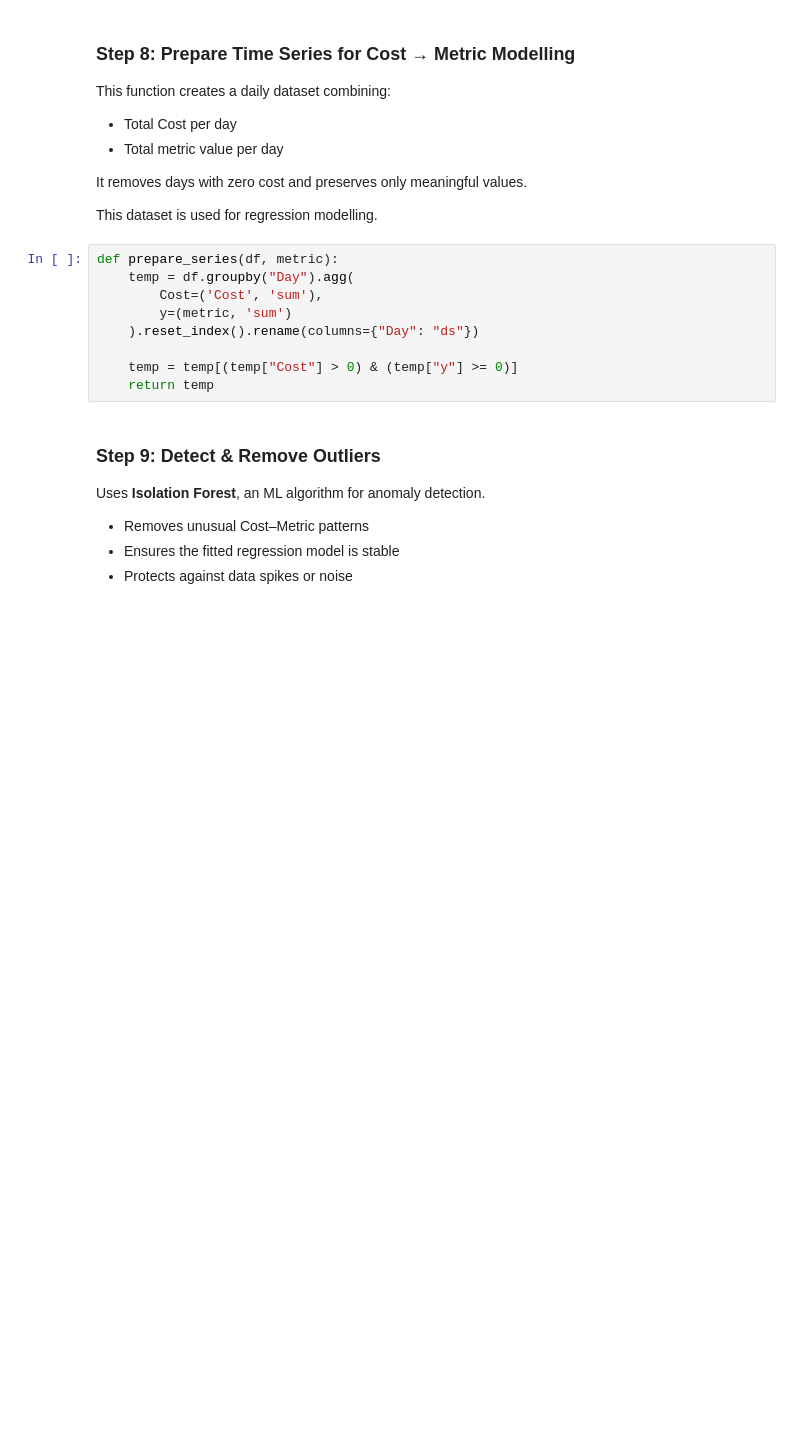
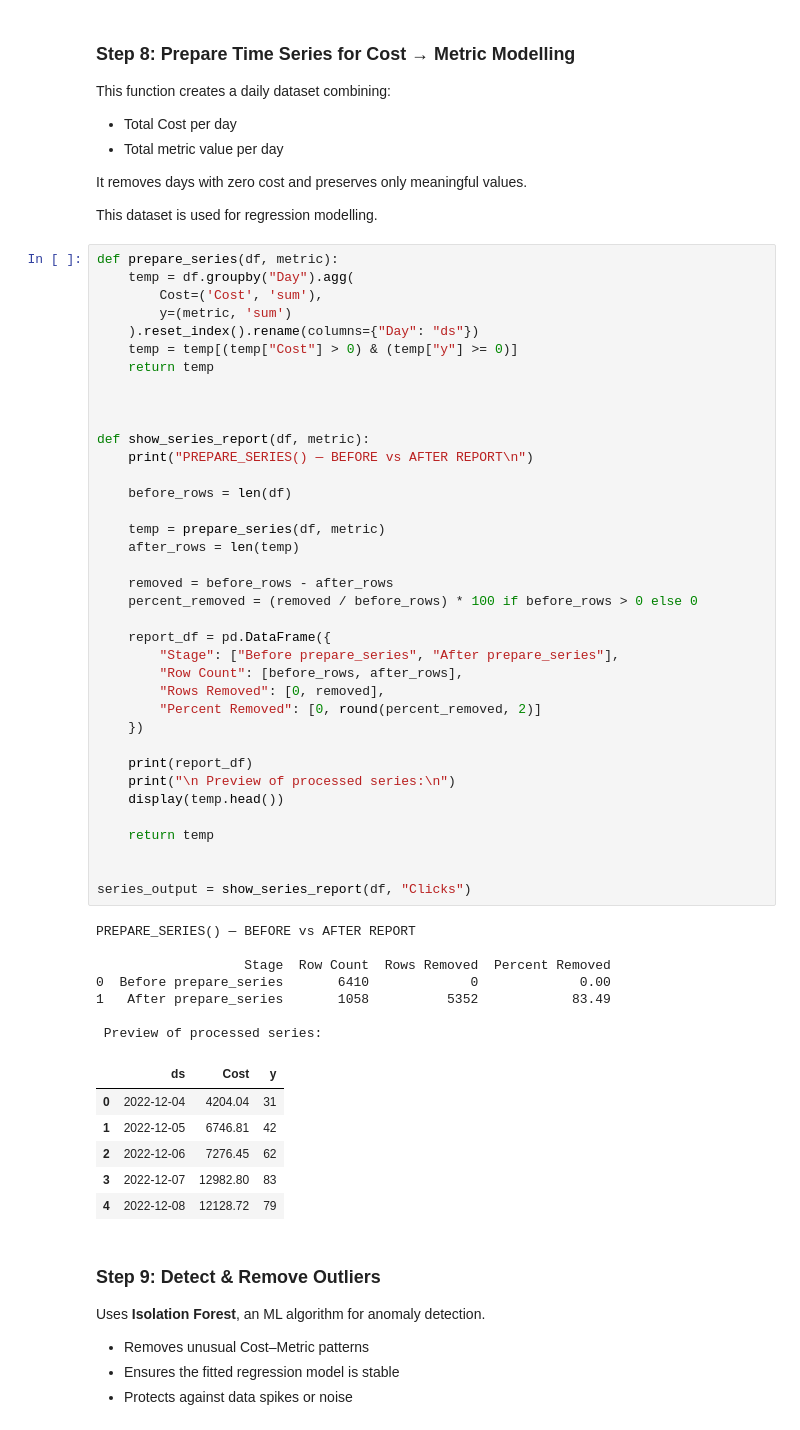
Before and after one commit to modlix-india/Adzump-AI, a Jupyter notebook: Campaign-Budget-Analysis/analysis.ipynb, the cells around one changed output. Cells and saved outputs as stored; diff of their text form; blank space fills up the shorter version.

```diff
--- a/Campaign-Budget-Analysis/analysis.ipynb
+++ b/Campaign-Budget-Analysis/analysis.ipynb
@@ -248,12 +255,54 @@ This dataset is used for regression modelling.
 # %%
 def prepare_series(df, metric):
     temp = df.groupby("Day").agg(
         Cost=('Cost', 'sum'),
         y=(metric, 'sum')
     ).reset_index().rename(columns={"Day": "ds"})
-
     temp = temp[(temp["Cost"] > 0) & (temp["y"] >= 0)]
     return temp
+
+
+
+def show_series_report(df, metric):
+    print("PREPARE_SERIES() — BEFORE vs AFTER REPORT\n")
+
+    before_rows = len(df)
+
+    temp = prepare_series(df, metric)
+    after_rows = len(temp)
+
+    removed = before_rows - after_rows
+    percent_removed = (removed / before_rows) * 100 if before_rows > 0 else 0
+
+    report_df = pd.DataFrame({
+        "Stage": ["Before prepare_series", "After prepare_series"],
+        "Row Count": [before_rows, after_rows],
+        "Rows Removed": [0, removed],
+        "Percent Removed": [0, round(percent_removed, 2)]
+    })
+
+    print(report_df)
+    print("\n Preview of processed series:\n")
+    display(temp.head())
+
+    return temp
+
+
+series_output = show_series_report(df, "Clicks")
+# %% [output]
+PREPARE_SERIES() — BEFORE vs AFTER REPORT
+
+                   Stage  Row Count  Rows Removed  Percent Removed
+0  Before prepare_series       6410             0             0.00
+1   After prepare_series       1058          5352            83.49
+
+ Preview of processed series:
+|  | ds | Cost | y |
+| 0 | 2022-12-04 | 4204.04 | 31 |
+| 1 | 2022-12-05 | 6746.81 | 42 |
+| 2 | 2022-12-06 | 7276.45 | 62 |
+| 3 | 2022-12-07 | 12982.80 | 83 |
+| 4 | 2022-12-08 | 12128.72 | 79 |
 # %% [markdown]
 ### Step 9: Detect & Remove Outliers
 
```
Also changed, not shown: parts of 9 cells of this notebook.
